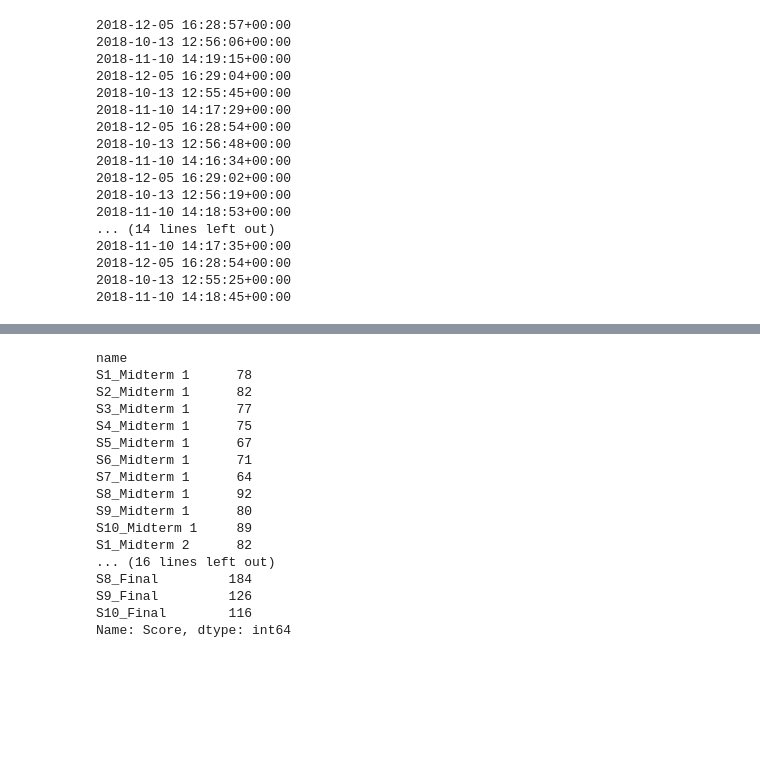
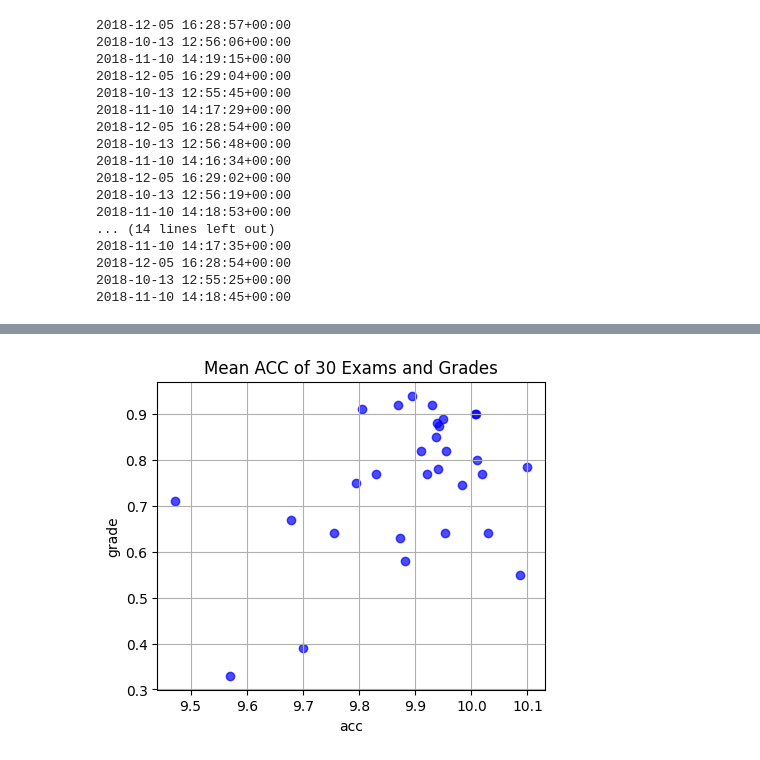
Before and after one commit to kiwwifruit/project3, a Jupyter notebook: acc_data.ipynb, the cells around one changed output, grey strips where cells are left out. Cells and saved outputs as stored; diff of their text form; code cells hidden in the pictures; blank space fills up the shorter version.

Commit message:
acc plot done

```diff
--- a/data_preprocess.ipynb
+++ b/acc_data.ipynb
@@ -192,5 +195,3 @@ for sid, exam in all_data:
         index += 1
     else:
         all_exam_data = all_exam_data.merge(get_data(sid, exam), on='Segment')
-# %%
-all_exam_data.set_index('Segment', drop=True)
@@ -204,0 +198,5 @@ all_exam_data.set_index('Segment', drop=True)
+# %%
+df_transposed = all_exam_data.T
+df_transposed.columns = df_transposed.iloc[0]  # Assign first row as column headers
+df_transposed = df_transposed[1:].reset_index(drop=True)  # Remove the old first row
+df_transposed.head()
@@ -205,4 +210,11 @@ all_exam_data.set_index('Segment', drop=True)
 # %%
 grade = pd.read_csv('data/ParsedGrades.csv')
 grade['name'] = grade['Student'] + '_' + grade['Exam']
-grade.set_index('name', inplace=True)
+
+def normalize_grades(row):
+    return row['Score'] / 200 if row['Exam'] == 'Final' else row['Score'] / 100
+
+# Apply the function to each row
+normalized_df = grade.set_index("name").apply(normalize_grades, axis=1).reset_index()
+normalized_df.columns = ['Name', 'Percentage_Score']
+normalized_df
@@ -209,20 +239,14 @@ grade.set_index('name', inplace=True)
-# %%
-grade['Score']
-# %% [output]
-name
-S1_Midterm 1      78
-S2_Midterm 1      82
-S3_Midterm 1      77
-S4_Midterm 1      75
-S5_Midterm 1      67
-S6_Midterm 1      71
-S7_Midterm 1      64
-S8_Midterm 1      92
-S9_Midterm 1      80
-S10_Midterm 1     89
-S1_Midterm 2      82
-... (16 lines left out)
-S8_Final         184
-S9_Final         126
-S10_Final        116
-Name: Score, dtype: int64
+# %%
+import matplotlib.pyplot as plt
+
+three_means = (df_transposed['1-One Third (During)']+df_transposed['2-Two Third (During)']+df_transposed['3-Three Third (During)'])/3
+
+plt.figure(figsize=(5, 4))
+plt.scatter(three_means, normalized_df['Percentage_Score'], color='blue', marker='o', alpha=0.7)
+plt.title('Mean ACC of 30 Exams and Grades')
+plt.xlabel('acc')
+plt.ylabel('grade')
+plt.grid(True)
+plt.show()
+# %% [output]
+[figure, added]
```
Also changed, not shown: parts of 6 cells of this notebook.
